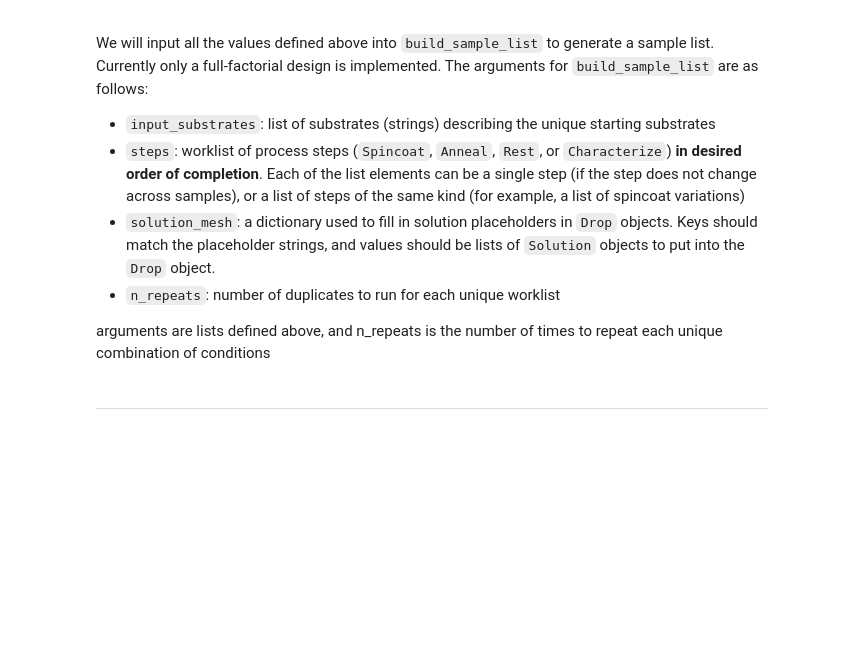
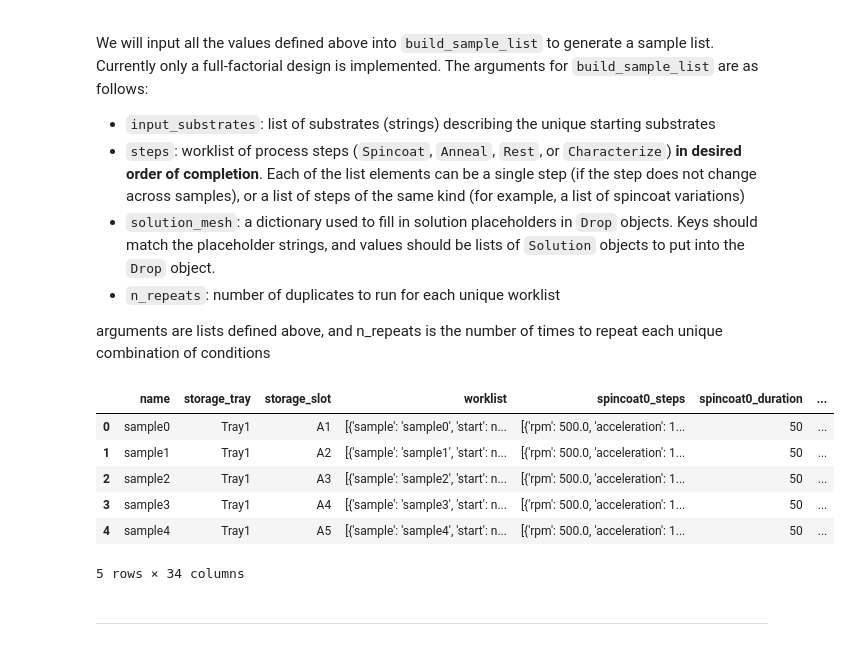
Before and after one commit to fenning-research-group/PASCAL, a Jupyter notebook: frgpascal/Examples/20210703 Planning Phase.ipynb, the cells around one changed output. Cells and saved outputs as stored; diff of their text form; code cells hidden in the pictures; blank space fills up the shorter version.

Commit message:
improved example worklist development

```diff
--- a/frgpascal/Examples/20210703 Planning Phase.ipynb
+++ b/frgpascal/Examples/20210703 Planning Phase.ipynb
@@ -347,6 +347,17 @@ samples = build_sample_list(
     ),
     n_repeats=2
 )
+# %%
+df = samples_to_dataframe(samples)
+df.head()
+# %% [output]
+|  | name | storage_tray | storage_slot | worklist | spincoat0_steps | spincoat0_duration | ... |
+| 0 | sample0 | Tray1 | A1 | [{'sample': 'sample0', 'start': n... | [{'rpm': 500.0, 'acceleration': 1... | 50 | ... |
+| 1 | sample1 | Tray1 | A2 | [{'sample': 'sample1', 'start': n... | [{'rpm': 500.0, 'acceleration': 1... | 50 | ... |
+| 2 | sample2 | Tray1 | A3 | [{'sample': 'sample2', 'start': n... | [{'rpm': 500.0, 'acceleration': 1... | 50 | ... |
+| 3 | sample3 | Tray1 | A4 | [{'sample': 'sample3', 'start': n... | [{'rpm': 500.0, 'acceleration': 1... | 50 | ... |
+| 4 | sample4 | Tray1 | A5 | [{'sample': 'sample4', 'start': n... | [{'rpm': 500.0, 'acceleration': 1... | 50 | ... |
+5 rows × 34 columns
 # %% [markdown]
 -----
 # %% [markdown]
```
Also changed, not shown: parts of 2 cells of this notebook, 6 other files.
